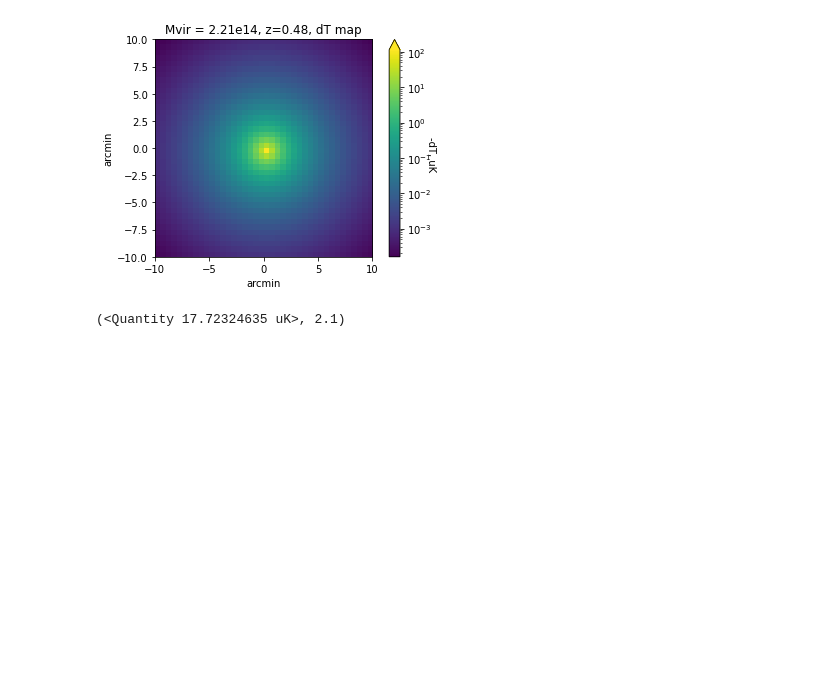
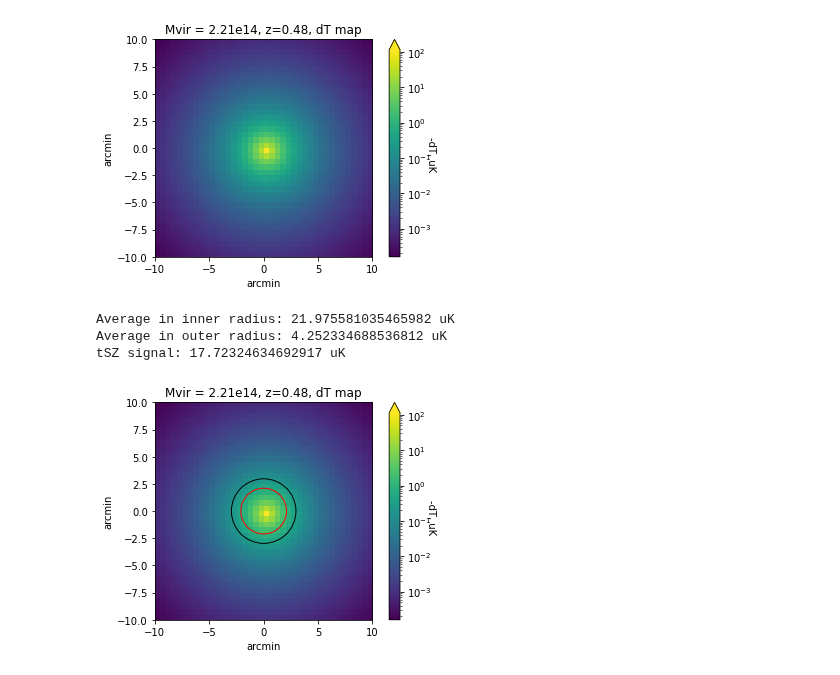
Before and after one commit to deepskies/DeepSZSim, a Jupyter notebook: run_sims.ipynb, the cells around one changed output. Cells and saved outputs as stored; diff of their text form; code cells hidden in the pictures; blank space fills up the shorter version.

Commit message:
added tSZ signal function to make_sz_cluster.py

```diff
--- a/run_sims.ipynb
+++ b/run_sims.ipynb
@@ -150,25 +150,27 @@ print("max: ", dT_map.max())
 # %% [output]
 max:  114.5292660863706 uK
 [figure]
-# %%
-def tSZ_signal(z, Map, fmax=np.sqrt(2), radmax=2.1):
-        """
-        https://kbarbary-astropy.readthedocs.io/en/latest/_modules/astropy/cosmology/funcs.html#kpc_proper_per_arcmin
-        """
-
-        center = np.array(Map.shape) / 2
-        x, y = np.indices(Map.shape)
-        r = np.sqrt((x - center[0])**2 + (y - center[1])**2)
-        radius_out=radmax * fmax
-
-        rin, rout = radmax, radius_out
-
-        disk_mean = Map[r < rin].mean()
-        ring_mean = Map[(r >= rin) & (r < rout)].mean()
-        tSZ = disk_mean - ring_mean
-
-        return tSZ, rin
-
-tSZ_signal(0.5,dT_map)
-# %% [output]
-(<Quantity 17.72324635 uK>, 2.1)
+# %%
+disk, ring, signal = szcluster.tSZ_signal(dT_map, 2.1)
+print('Average in inner radius: '+str(disk))
+print('Average in outer radius: '+str(ring))
+print('tSZ signal: '+str(signal))
+center = np.array(dT_map.shape) / 2
+center = center - center[0]
+fig, ax = plt.subplots()
+ax.imshow(dT_map, norm=LogNorm(), extent=[-width,width,-width,width])
+disk_circle = plt.Circle(center, 2.1, color='red', fill=False, linewidth=1)
+annulus_circle = plt.Circle(center, 2.1 * np.sqrt(2), color='black', fill=False, linewidth=1)
+ax.add_patch(disk_circle)
+ax.add_patch(annulus_circle)
+cbar = plt.colorbar(im, extend="max")
+plt.ylabel('arcmin')
+plt.xlabel('arcmin')
+cbar.set_label('-dT, uK', rotation=270)
+plt.title('Mvir = 2.21e14, z=0.48, dT map')
+plt.show()
+# %% [output]
+Average in inner radius: 21.975581035465982 uK
+Average in outer radius: 4.252334688536812 uK
+tSZ signal: 17.72324634692917 uK
+[figure, added]
```
Also changed, not shown: parts of 1 cell of this notebook, 9 other files.
